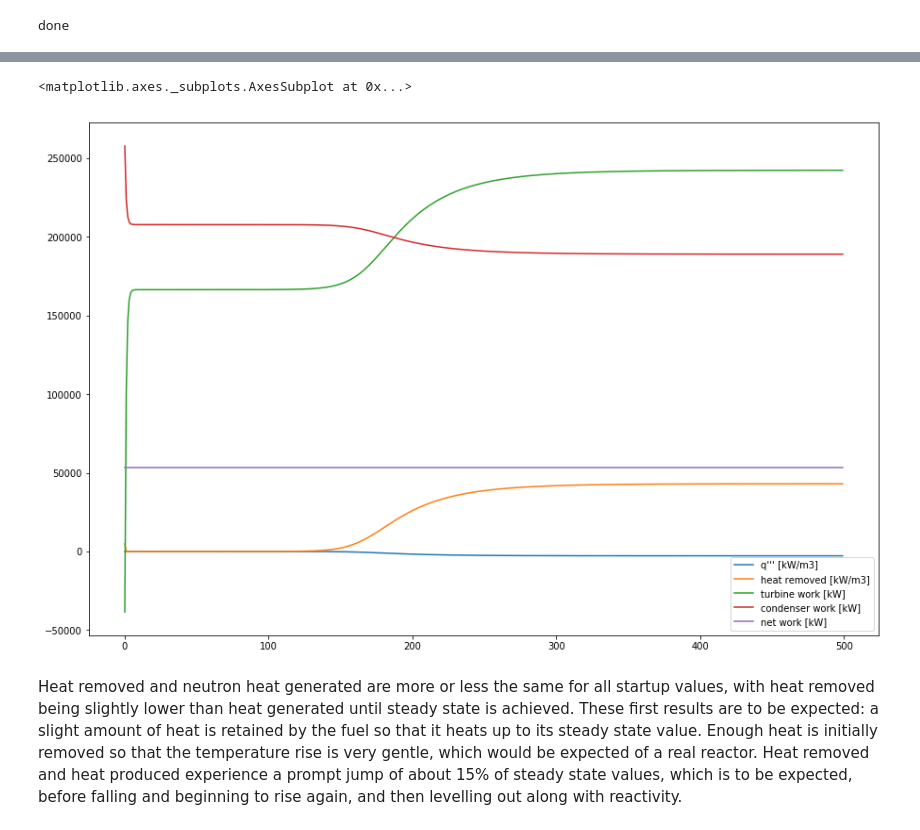
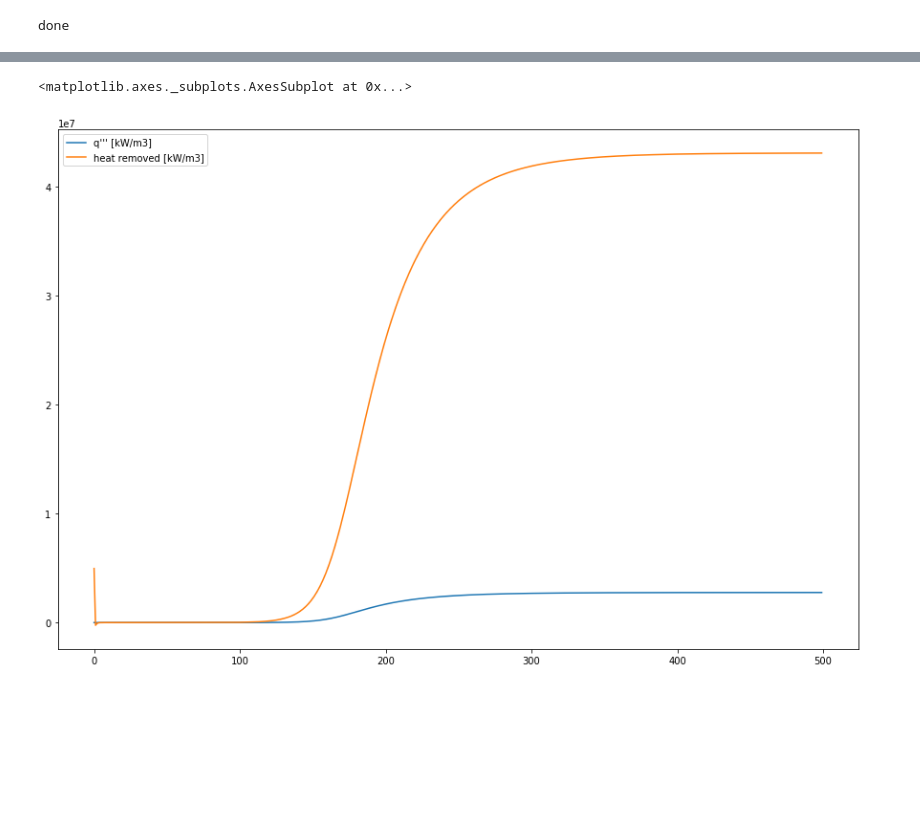
Before and after one commit to dpploy/engy-4350, a Jupyter notebook: notebooks/05-bwr-two-temperature-pt-reactor.ipynb, the cells around one changed output, grey strips where cells are left out. Saved outputs shown, nothing was run; the diff lists cells and outputs as text; code cells hidden in the pictures; blank space fills up the shorter version.

Commit message:
graphing working

```diff
--- a/notebooks/05-bwr-two-temperature-pt-reactor.ipynb
+++ b/notebooks/05-bwr-two-temperature-pt-reactor.ipynb
@@ -407,7 +407,10 @@ def rho_func( t, n_dens, temp, params ):
 
     alpha_tn = alpha_tn_func(temp)
 
-    rho_t = rho_0 + alpha_n * (n_dens) + alpha_tn * (temp - temp_ref)
+    if t > params['shutdown time']:
+        rho_0 = 0
+
+    rho_t = rho_0 + alpha_n * n_dens + alpha_tn * (temp - temp_ref)
 
     #print(rho_t)
     #print(n_dens)
@@ -917,43 +926,25 @@ def pump(time, temp_effluent, temp_c, params):
     #placeholder for a more accurate pumping function that includes a slight temperature increase and work done
     return temp_effluent
 # %%
-def quantities(u_vec_history, params, time_stamps):
+def quantities1(u_vec_history, params, time_stamps):
+    # used to graph q''' and heat removed
     import pandas as pd
     data = dict()
-
-    twork = list() #turbine work
-    cwork = list() #condenser work
-    nwork = list() #net total usable work the reactor and BOP produce
-    #pwork = list() # pump work
 
     q3_list = list() #temp storage for q3 prime
     removed_heat_list = list() #manipulated q3 prime
 
     for (time, n_dens, temp_f, temp_c) in zip(time_stamps, u_vec_history[:,0], u_vec_history[:,-2], u_vec_history[:,-1]):
 
-        q3prime = nuclear_pwr_dens_func(time, temp_f, n_dens, params) # calculate q3prime at this point in time; watts/m3
-        q3_list.append(q3prime/1000000) # convert watts/m3 to kWatts/m3
+        q3prime = abs(nuclear_pwr_dens_func(time, temp_f, n_dens, params)) # calculate q3prime at this point in time; watts/m3
+        q3_list.append(q3prime/1000) # convert watts/m3 to kWatts/m3
 
         heat_removed = -1 * heat_sink_rate("false", temp_f, temp_c, params) # calculate the heat removed at this point in time
-        removed_heat_list.append(heat_removed/1000000) # convert watts/m3 to kWatts/m3
-
-        turb = turbine(time, temp_c, params)
-        twork.append(turb[1])
-
-        cond = condenser(time, turb[0], temp_c, params)
-        cwork.append(cond[1])
-
-        net_work = turb[1] - abs(cond[1]) # Wnet = Ws - |Wcond|
-        nwork.append(net_work)
-
-        #pwork.append(pump_work[time])
+        removed_heat_list.append(heat_removed/1000) # convert watts/m3 to kWatts/m3
 
     #data['time [s]'] = time_stamps
     data["q''' [kW/m3]"] =  q3_list
     data["heat removed [kW/m3]"] = removed_heat_list
-    data["turbine work [kW]"] = twork
-    data["condenser work [kW]"] = cwork
-    data["net work [kW]"] = net_work
 
     quantities = pd.DataFrame( data )
     return(quantities)
@@ -965,6 +986,12 @@ Neutronless reactor before time zero. At time zero, apply a pulsed source and a
 '''Setup up initial conditions'''
 
 import numpy as np
+
+params['malfunction start'] = 1300
+params['malfunction end'] = 0
+params['breakage start'] = 1300
+params['breakage end'] = 0
+params['shutdown time'] = 1300
 
 gen_time = params['gen_time'] # retrieve neutron generation time
 params['q_0'] = 1
@@ -1022,12 +1047,10 @@ print(quantities(u_vec_history, params, params['time_stamps']))
 # %%
 #plot the q3prime and heat removed data
-heat_data = quantities(u_vec_history, params, params['time_stamps'])
+heat_data = quantities1(u_vec_history, params, params['time_stamps'])
 heat_data.plot(x=None, y=None, kind='line', ax=None, subplots=False, sharex=None, sharey=False, layout=None, figsize=(15,10),
                use_index=True, title=None, grid=None, legend=True, style=None, logx=False, logy=False, loglog=False,
                xticks=None, yticks=None, xlim=None, ylim=None, rot=None, fontsize=None, colormap=None, table=False,
                yerr=None, xerr=None, secondary_y=False, sort_columns=False)
 # %% [output]
 <matplotlib.axes._subplots.AxesSubplot at 0x...>
-[figure, old version]
+[figure, new version]
-# %% [markdown]
-Heat removed and neutron heat generated are more or less the same for all startup values, with heat removed being slightly lower than heat generated until steady state is achieved. These first results are to be expected: a slight amount of heat is retained by the fuel so that it heats up to its steady state value. Enough heat is initially removed so that the temperature rise is very gentle, which would be expected of a real reactor. Heat removed and heat produced experience a prompt jump of about 15% of steady state values, which is to be expected, before falling and beginning to rise again, and then levelling out along with reactivity.
```
Also changed, not shown: parts of 34 cells of this notebook.
